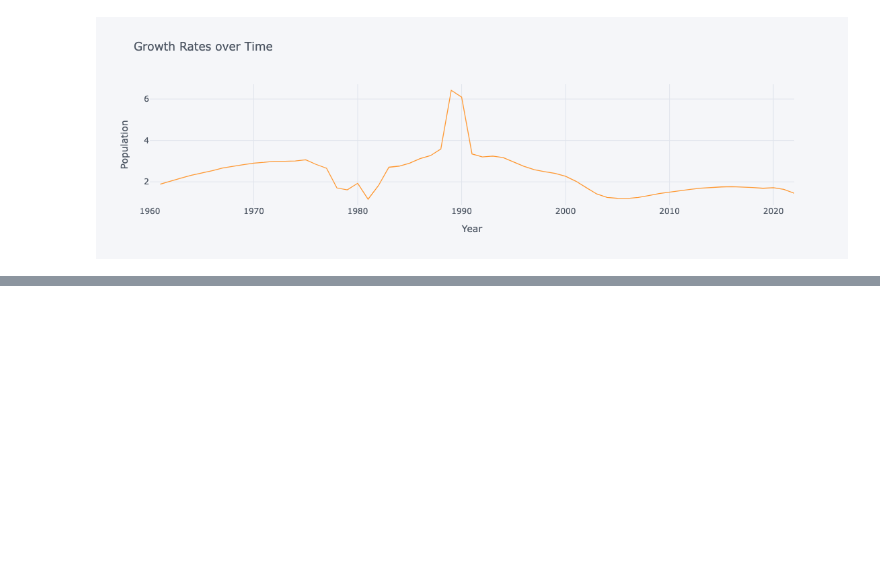
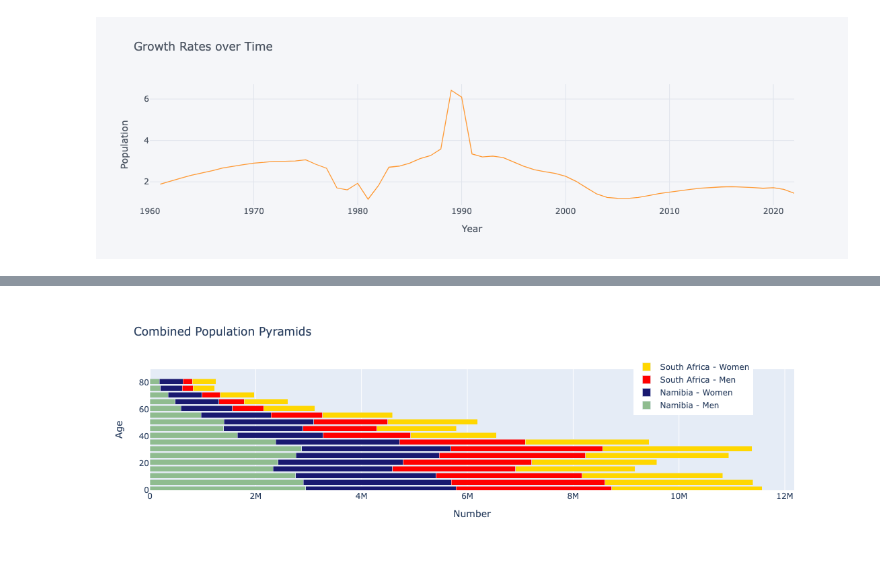
Before and after one commit to Chris-Nicholas-collaborators/EEP153_team_Malthus, a Jupyter notebook: Project1/project1.ipynb, the cells around one changed output, grey strips where cells are left out. Drawn from its saved outputs; the diff is of its cells as text; code cells hidden in the pictures; blank space fills up the shorter version.

```diff
--- a/Project1/project1.ipynb
+++ b/Project1/project1.ipynb
@@ -114,0 +275,70 @@ south_africa_df.iplot(title="Growth Rates over Time",xTitle='Year',yTitle='Popul
+# %%
+import plotly.offline as py
+import plotly.graph_objs as go
+import pandas as pd
+import numpy as np
+
+py.init_notebook_mode(connected=True)
+
+# Namibia Population Pyramid
+layout_namibia = go.Layout(barmode='overlay',
+                           yaxis=go.layout.YAxis(range=[0, 90], title='Age'),
+                           xaxis=go.layout.XAxis(title='Number'),
+                           title='Namibia Population Pyramid')
+
+year_namibia = 2020
+
+bins_NAM = [go.Bar(x = df.loc[str(year),:].filter(regex="Male").values,
+                       y=[int(s[:2]) + 1 for s in age_ranges],
+                       orientation='h',
+                       name='Namibia - Men',
+                       marker=dict(color='darkseagreen'),
+                       hoverinfo='skip'),
+
+                go.Bar(x = df.loc[str(year),:].filter(regex="Female").values,
+                       y=[int(s[:2]) + 1 for s in age_ranges],
+                       orientation='h',
+                       name='Namibia - Women',
+                       marker=dict(color='midnightblue'),
+                       hoverinfo='skip',
+                       )
+                ]
+
+# South Africa Population Pyramid
+layout_south_africa = go.Layout(barmode='overlay',
+                                yaxis=go.layout.YAxis(range=[0, 90], title='Age'),
+                                xaxis=go.layout.XAxis(title='Number'),
+                                title='South Africa Population Pyramid')
+
+year_south_africa = 2020
+
+bins_SSF = [go.Bar(x = df.loc[str(year),:].filter(regex="Male").values,
+                            y=[int(s[:2]) + 1 for s in age_ranges],
+                            orientation='h',
+                            name='South Africa - Men',
+                            marker=dict(color='red'),
+                            hoverinfo='skip'),
+
+                     go.Bar(x = df.loc[str(year),:].filter(regex="Female").values,
+                            y=[int(s[:2]) + 1 for s in age_ranges],
+                            orientation='h',
+                            name='South Africa - Women',
+                            marker=dict(color='gold'),
+                            hoverinfo='skip',
+                            )
+                     ]
+
+# Combine Namibia and South Africa Population Pyramids
+fig = go.Figure(data=bins_NAM + bins_SSF, layout=go.Layout(barmode='stack',
+                                                                        yaxis=go.layout.YAxis(
+                                                                            range=[0, 90], title='Age'),
+                                                                        xaxis=go.layout.XAxis(title='Number'),
+                                                                        title='Combined Population Pyramids'))
+
+# Add a legend
+fig.update_layout(legend=dict(x=0.75, y=1.1))
+
+# Show the plot
+py.iplot(fig)
+# %% [output]
+[figure, added]
```
Also changed, not shown: parts of 8 cells of this notebook.
